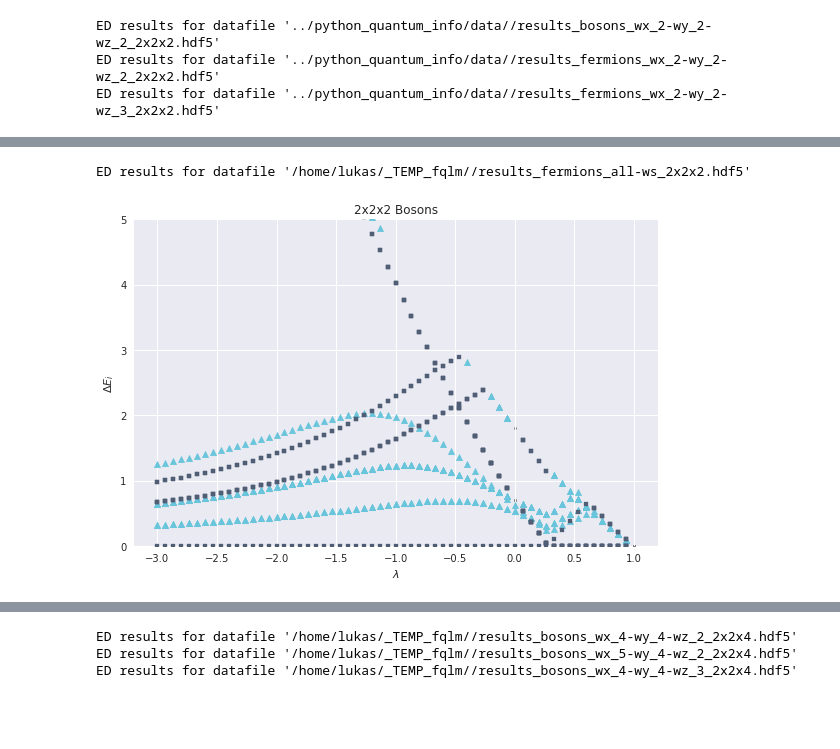
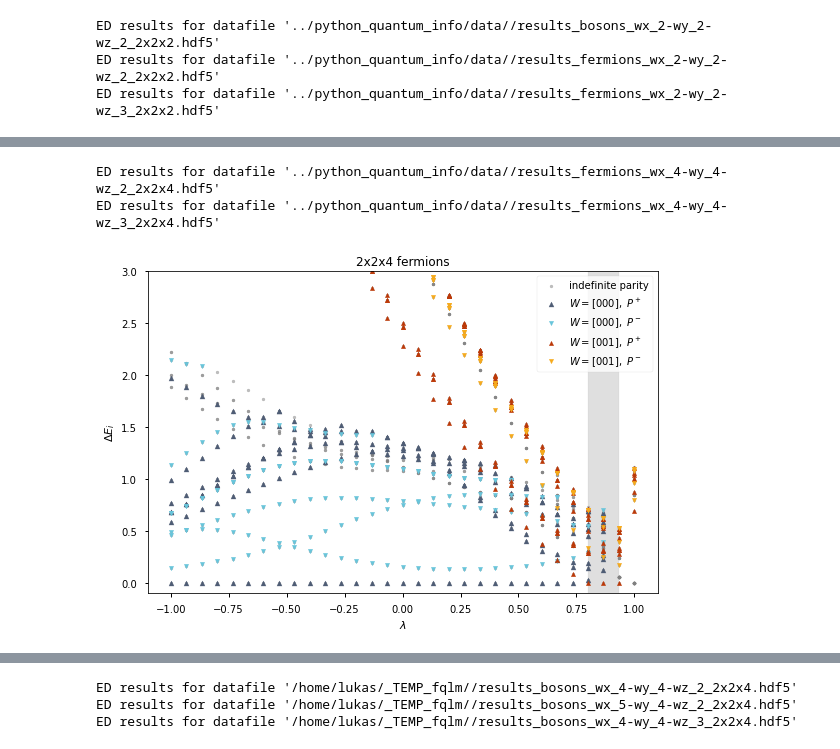
Before and after one commit to cygnus2/FQLMs, a Jupyter notebook: python_spectra/parity_resolved_spectra.ipynb, the cells around one changed output, grey strips where cells are left out. Saved outputs shown, nothing was run; the diff lists cells and outputs as text; code cells hidden in the pictures; blank space fills up the shorter version.

```diff
--- a/python_spectra/parity_resolved_spectra.ipynb
+++ b/python_spectra/parity_resolved_spectra.ipynb
@@ -112,62 +180,86 @@ sub
 # %%
 # Choose the dataset.
 param = {
-    'L' : [2,2,2],
+    'L' : [2,2,4],
     'gauge_particles' : 'fermions',
-#     'ws' : 'wx_2-wy_2-wz_2'
-#     'winding_sector' : [0,0,0]
+    'winding_sector' : [0,0,0]
 }
 res_000 = EDResult(param, data_dir)
-res_000.compute_gap()
-df = res_000.get_eigenvalues()
+
+param.update({'winding_sector': [0,0,1]})
+res_winding = EDResult(param, data_dir)
+
+
+# Combine and compute the gap.
+df = insert_gap([
+    res_000.get_eigenvalues(),
+    res_winding.get_eigenvalues()
+])
+
 
 # Select only the lowest states.
-n_states = 25
-
-
+n_states = 50
+sub = df[
+    (df['N']<n_states) &
+    (df['lambda']<=1.0) &
+    (df['lambda']>=-1.0)
+]
 
 
 dependency = 'lambda'
-observable = 'delta_e'
-with plt.style.context('seaborn'):
+observable = 'gap'
+with plt.style.context('seaborn-notebook'):
     fig, bx = plt.subplots()
 #     fig.set_size_inches(12, 6)
 
-    sub = df[
-        (df['N']<20)
-    ]
+    # All points.
+    bx.scatter(sub[dependency], sub[observable], marker='.', color='gray', alpha=0.5, zorder=1, s=35, label='indefinite parity')
 
-    # All points.
-    bx.scatter(sub[dependency], sub[observable], marker='.', color='gray', alpha=0.5, zorder=0, s=20)
+    # Find GS of different winding.
+    wind = sub[sub['gs_winding']==1]
+    ll, lu = min(wind['lambda']), max(wind['lambda'])
+    bx.fill_between([ll, lu], -5, 100, zorder=0, alpha=0.25, color='gray')
 
-#     Highlight some.
+    # Highlight some.
     sets = [
         (
-            {'parity': 1, 'unity': 1},
-            {"color":"#68C5DB", 'marker':'^', 'label':'$P^+$', 's':45}
+            {'parity': 1, 'winding_sector': (0,0,0)},
+            {"color":"#4F5D75", 'marker':'^', 'label':'$W=[000],\ P^+$', 's':25}
         ),
         (
-            {'parity': -1},
-            {"color":"#4F5D75", 'marker':'s', 'label':'$P^-$', 's':20}
+            {'parity': -1, 'winding_sector': (0,0,0)},
+            {"color":"#68C5DB", 'marker':'v', 'label':'$W=[000],\ P^-$', 's':20}
+        )
+        ,
+        (
+            {'parity': 1, 'winding_sector': (0,0,1)},
+            {"color":"#BC3908", 'marker':'^', 'label':'$W=[001],\ P^+$', 's':20}
+        )
+        ,
+        (
+            {'parity': -1, 'winding_sector': (0,0,1)},
+            {"color":"#F6AA1C", 'marker':'v', 'label':'$W=[001],\ P^-$', 's':20}
         )
     ]
     for cond, style in sets:
         red = _select_close(cond, sub)
         bx.scatter(red[dependency], red[observable], **style)
 
     # ---
 
-    # ---
-
     bx.set_xlabel('$\\lambda$')
     bx.set_ylabel('$\\Delta E_i$')
-    bx.set_ylim(0, 5)
+    bx.set_ylim(-0.1, 3)
 
-#     bx.legend(loc='upper left')
-    bx.set_title('2x2x2 Bosons')
+
+    bx.legend(loc='upper right')
+    bx.set_title('{:d}x{:d}x{:d} {:s}'.format(*param['L'], param['gauge_particles']))
+
+#     bx.set_yscale('log')
 
     fig.tight_layout()
-#     fig.savefig('parity_2x2x2.png')
+    fig.savefig('spectrum_{:s}_{:d}x{:d}x{:d}.pdf'.format(param['gauge_particles'], *param['L']))
 # %% [output]
-ED results for datafile '/home/lukas/_TEMP_fqlm//results_fermions_all-ws_2x2x2.hdf5'
+ED results for datafile '../python_quantum_info/data//results_fermions_wx_4-wy_4-wz_2_2x2x4.hdf5'
+ED results for datafile '../python_quantum_info/data//results_fermions_wx_4-wy_4-wz_3_2x2x4.hdf5'
-[figure, old version]
+[figure, new version]
```
Also changed, not shown: parts of 12 cells of this notebook, 7 other files.
